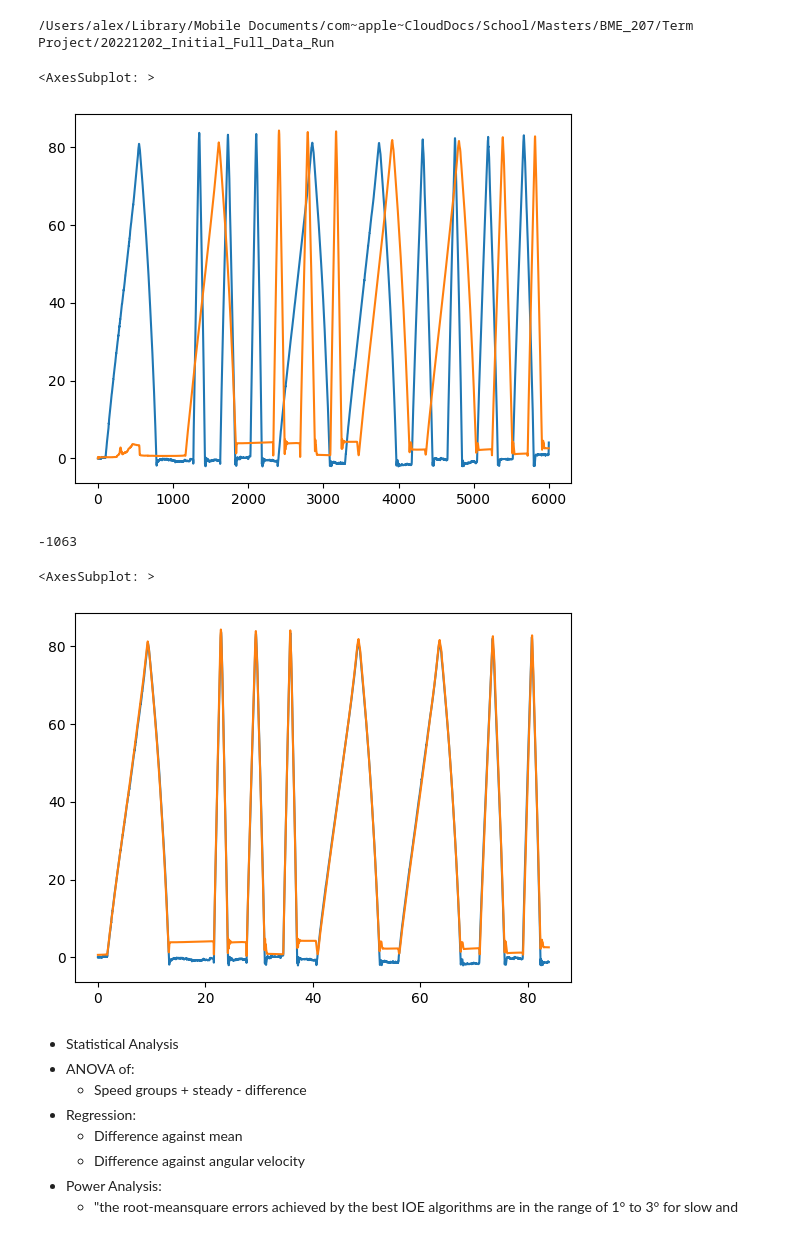
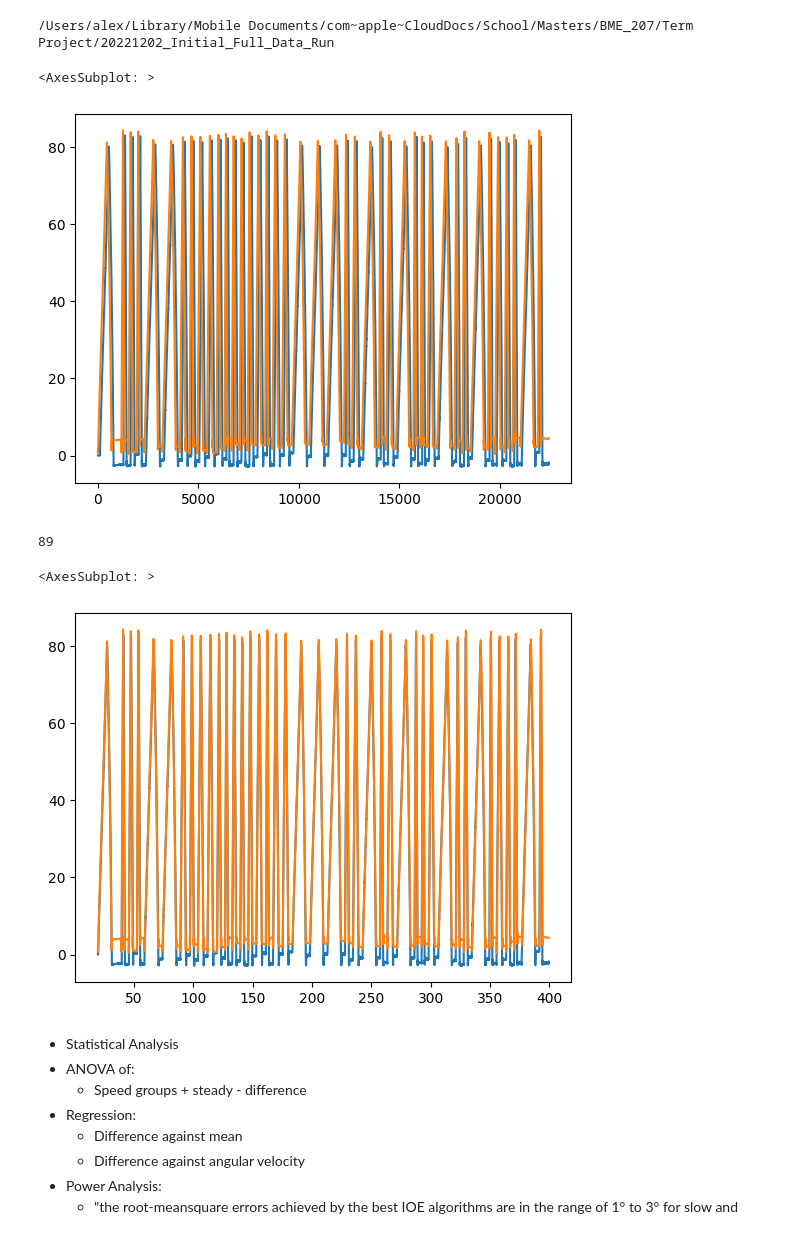
Before and after one commit to alejandromango/ArmAngleMotionTracking, a Jupyter notebook: ArmAngleAnalyzer.ipynb, the cells around one changed output. Drawn from its saved outputs; the diff is of its cells as text; code cells hidden in the pictures.

```diff
--- a/ArmAngleAnalyzer.ipynb
+++ b/ArmAngleAnalyzer.ipynb
@@ -24,18 +24,19 @@ logSpeeds = LogData['Logs'].values[logSpeedsStart : logSpeedsEnd]
 /Users/alex/Library/Mobile Documents/com~apple~CloudDocs/School/Masters/BME_207/Term Project/20221202_Initial_Full_Data_Run
 # %%
 
-trimLength = 6000
+
 MCtimeVec = numpy.arange(0, max(MCData['Time']), IMUData['Time'].values[1])
-MCAngle = numpy.interp(MCtimeVec, MCData['Time'].values, MCData['Normed Angle'].values)[:trimLength]
-MCtimeVec = MCtimeVec[:trimLength]
 IMUtimeVec = numpy.arange(0, max(IMUData['Time']), IMUData['Time'].values[1])
-IMUAngle = numpy.interp(IMUtimeVec, IMUData['Time'].values, IMUData['IMU Arm Angle'].values)[:trimLength]
-IMUtimeVec = IMUtimeVec[:trimLength]
+trimLength = min([len(MCtimeVec), len(IMUtimeVec),])
+MCAngle = numpy.interp(MCtimeVec, MCData['Time'].values, MCData['Normed Angle'].values)[len(MCtimeVec)-trimLength:]
+MCtimeVec = MCtimeVec[len(MCtimeVec)-trimLength:]
+IMUAngle = numpy.interp(IMUtimeVec, IMUData['Time'].values, IMUData['IMU Arm Angle'].values)[len(IMUtimeVec)-trimLength:]
+IMUtimeVec = IMUtimeVec[len(IMUtimeVec)-trimLength:]
 seaborn.lineplot(MCAngle)
 seaborn.lineplot(IMUAngle)
 # %% [output]
 <AxesSubplot: >
-[figure, old version]
+[figure, new version]
 # %%
 corr = numpy.correlate(MCAngle, IMUAngle, mode='full')
 lag = corr.argmax() - (len(MCAngle) - 1)
@@ -58,9 +59,9 @@ elif lag < 0:
 seaborn.lineplot(y=MCAngle, x = sharedTimeVec)
 seaborn.lineplot(y=IMUAngle, x = sharedTimeVec)
 # %% [output]
--1063
+89
 <AxesSubplot: >
-[figure, old version]
+[figure, new version]
 # %% [markdown]
 - Statistical Analysis
 - ANOVA of:
```
Also changed, not shown: parts of 6 cells of this notebook, 2 other files.
